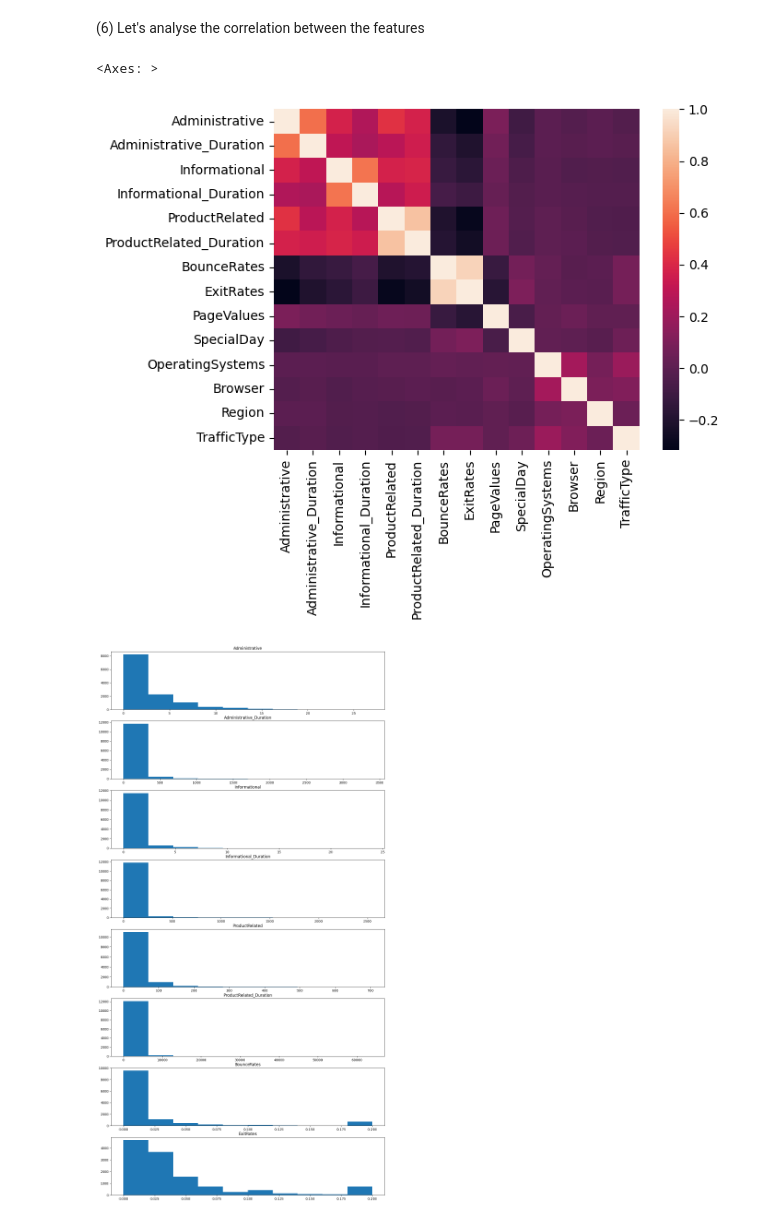
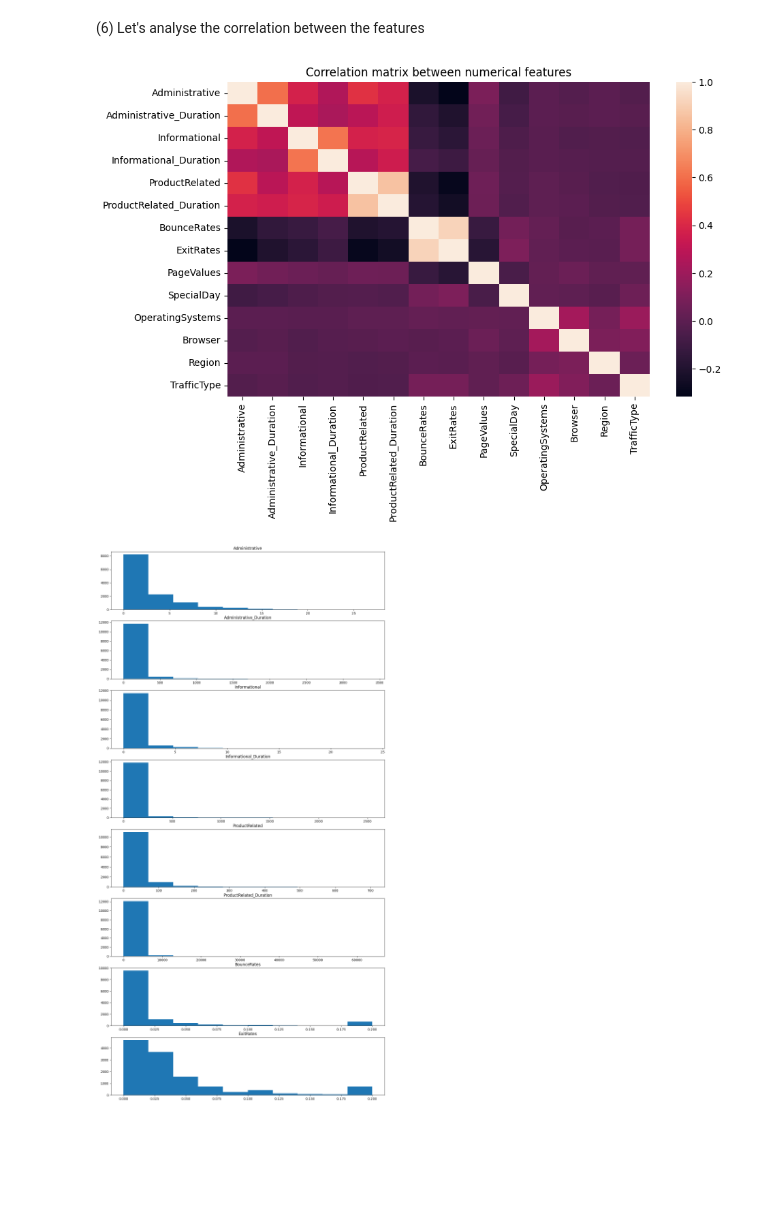
Before and after one commit to Saru99034/Python-Project-A4-DIA, a Jupyter notebook: Python Project Sarujan DENSON - Ahmed MAALOUL - Martin PUJOL.ipynb, the cells around one changed output. Cells and saved outputs as stored; diff of their text form; code cells hidden in the pictures; blank space fills up the shorter version.

```diff
--- a/Python Project Sarujan DENSON - Ahmed MAALOUL - Martin PUJOL.ipynb
+++ b/Python Project Sarujan DENSON - Ahmed MAALOUL - Martin PUJOL.ipynb
@@ -105,10 +105,12 @@ numerical_features = dataset.select_dtypes(include=['int64','float64']).columns
 # %%
 import seaborn as sb
 import matplotlib.pyplot as plt
+plt.figure(figsize=(10,6))
 sb.heatmap(dataset[numerical_features].corr())
+plt.title('Correlation matrix between numerical features')
+plt.show()
 # %% [output]
-<Axes: >
-[figure, old version]
+[figure, new version]
 # %%
 fig, axs = plt.subplots(8, figsize=(15,30))
 for i in range(8):
```
Also changed, not shown: parts of 24 cells of this notebook.
